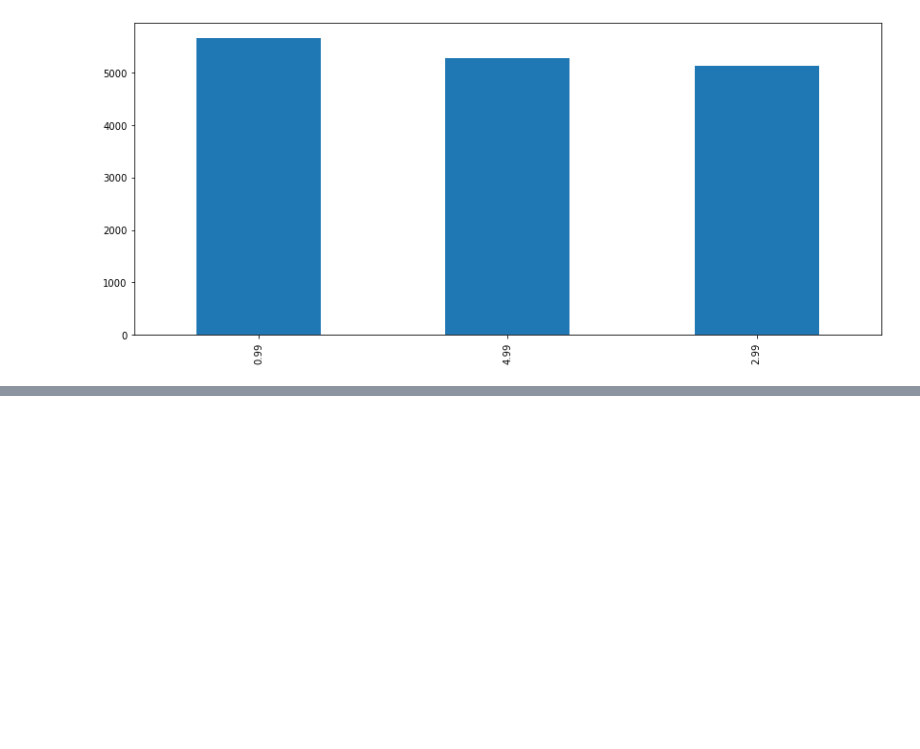
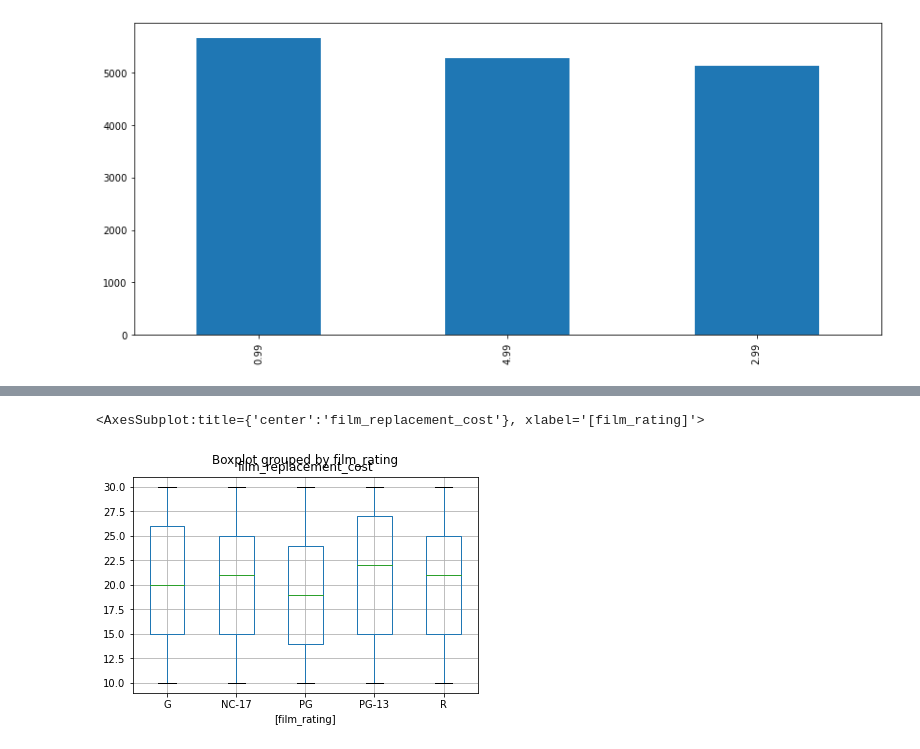
Before and after one commit to mayadye/FreeCodeCamp-Pandas-Real-Life-Example, a Jupyter notebook: Exercises_2.ipynb, the cells around one changed output, grey strips where cells are left out. Saved outputs shown, nothing was run; the diff lists cells and outputs as text; code cells hidden in the pictures; blank space fills up the shorter version.

```diff
--- a/Exercises_2.ipynb
+++ b/Exercises_2.ipynb
@@ -164,5 +212,9 @@ In the United States, film classification is a voluntary process with the rating
 Show a <b>grouped box plot</b> per film rating with the film replacement costs.
 # %%
 # your code goes here
+df[['film_replacement_cost','film_rating']].boxplot(by='film_rating')
+# %% [output]
+<AxesSubplot:title={'center':'film_replacement_cost'}, xlabel='[film_rating]'>
+[figure, added]
 # %%
 df[['film_replacement_cost', 'film_rating']].boxplot(by='film_rating', figsize=(14,6))
```
Also changed, not shown: parts of 40 cells of this notebook.
